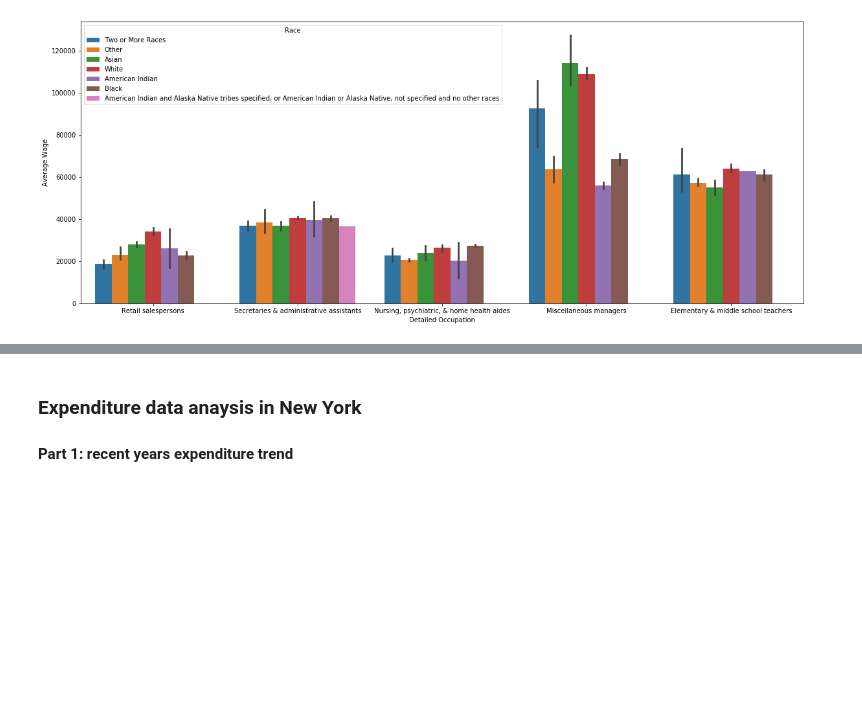
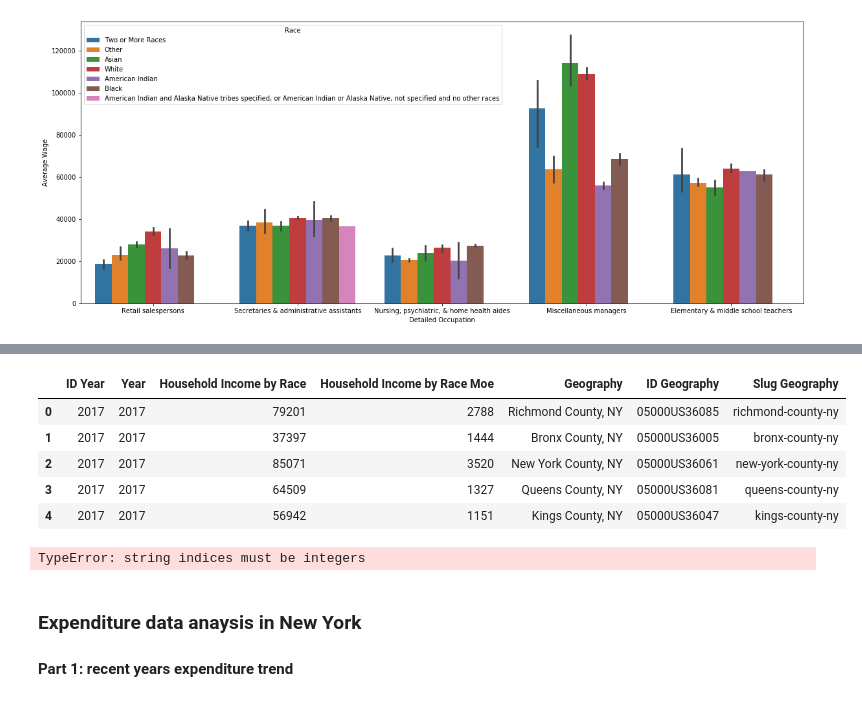
Before and after one commit to gegeli638/DAV-5400, a Jupyter notebook: final/12.13.ipynb, the cells around one changed output, grey strips where cells are left out. Drawn from its saved outputs; the diff is of its cells as text; code cells hidden in the pictures; blank space fills up the shorter version.

```diff
--- a/final/12.13.ipynb
+++ b/final/12.13.ipynb
@@ -91,0 +118,17 @@ sns.barplot(x="Detailed Occupation", y="Average Wage", hue="Race", data=race)
+# %%
+income = pd.read_csv('https://raw.githubusercontent.com/gegeli638/DAV-5400/master/final/Median%20Household%20Income.csv')
+income.head()
+# %% [output]
+|  | ID Year | Year | Household Income by Race | Household Income by Race Moe | Geography | ID Geography | Slug Geography |
+| 0 | 2017 | 2017 | 79201 | 2788 | Richmond County, NY | 05000US36085 | richmond-county-ny |
+| 1 | 2017 | 2017 | 37397 | 1444 | Bronx County, NY | 05000US36005 | bronx-county-ny |
+| 2 | 2017 | 2017 | 85071 | 3520 | New York County, NY | 05000US36061 | new-york-county-ny |
+| 3 | 2017 | 2017 | 64509 | 1327 | Queens County, NY | 05000US36081 | queens-county-ny |
+| 4 | 2017 | 2017 | 56942 | 1151 | Kings County, NY | 05000US36047 | kings-county-ny |
+# %%
+import geocoder
+for i in income:
+    g = geocoder.arcgis(i['Geography'])
+    g.latlng
+# %% [output]
+TypeError: string indices must be integers
```
Also changed, not shown: parts of 6 cells of this notebook.
